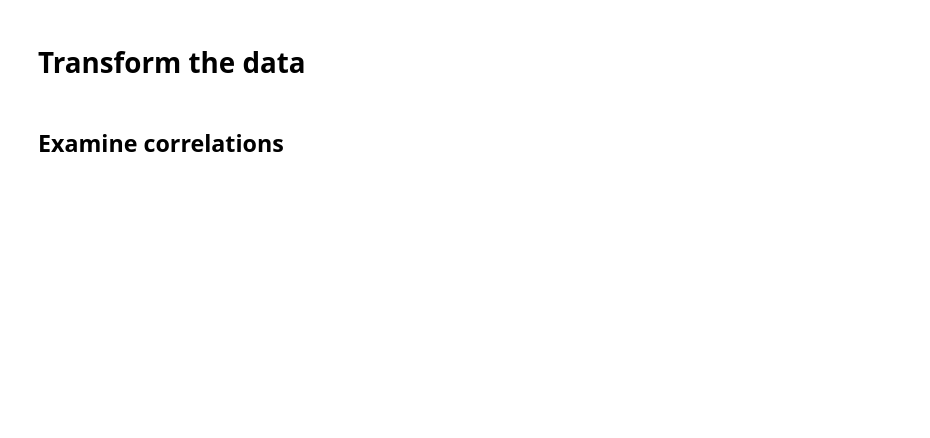
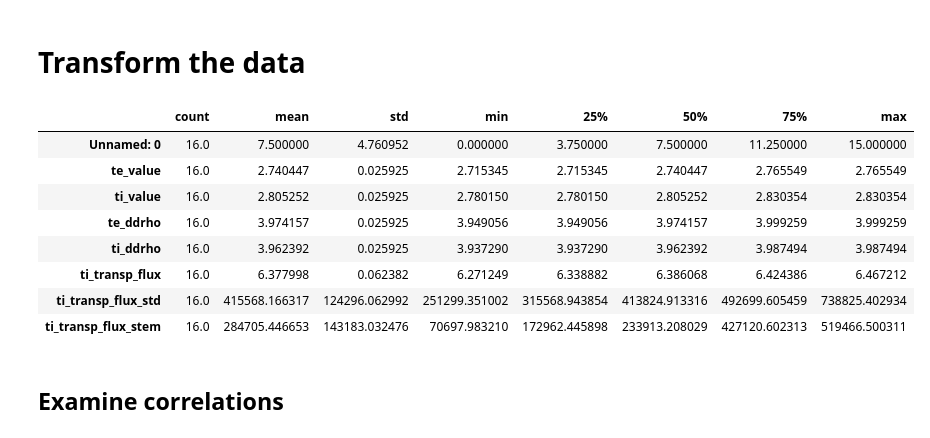
Before and after one commit to vecma-ipp/MFW, a Jupyter notebook: uq/tuto/DPC/gem_uq.ipynb, the cells around one changed output. Saved outputs shown, nothing was run; the diff lists cells and outputs as text; code cells hidden in the pictures; blank space fills up the shorter version.

```diff
--- a/uq/tuto/DPC/gem_uq.ipynb
+++ b/uq/tuto/DPC/gem_uq.ipynb
@@ -39,11 +54,21 @@ G.describe().T
 # %%
 G.te_value = np.log10(G.te_value)
 G.ti_value = np.log10(G.ti_value)
 G.te_ddrho = np.log10(-G.te_ddrho)
 G.ti_ddrho = np.log10(-G.ti_ddrho)
-G.te_transp_flux = np.log10(G.te_transp_flux)
+#G.te_transp_flux = np.log10(G.te_transp_flux)
 G.ti_transp_flux = np.log10(G.ti_transp_flux)
 G.describe().T
+# %% [output]
+|  | count | mean | std | min | 25% | 50% | 75% | max |
+| Unnamed: 0 | 16.0 | 7.500000 | 4.760952 | 0.000000 | 3.750000 | 7.500000 | 11.250000 | 15.000000 |
+| te_value | 16.0 | 2.740447 | 0.025925 | 2.715345 | 2.715345 | 2.740447 | 2.765549 | 2.765549 |
+| ti_value | 16.0 | 2.805252 | 0.025925 | 2.780150 | 2.780150 | 2.805252 | 2.830354 | 2.830354 |
+| te_ddrho | 16.0 | 3.974157 | 0.025925 | 3.949056 | 3.949056 | 3.974157 | 3.999259 | 3.999259 |
+| ti_ddrho | 16.0 | 3.962392 | 0.025925 | 3.937290 | 3.937290 | 3.962392 | 3.987494 | 3.987494 |
+| ti_transp_flux | 16.0 | 6.377998 | 0.062382 | 6.271249 | 6.338882 | 6.386068 | 6.424386 | 6.467212 |
+| ti_transp_flux_std | 16.0 | 415568.166317 | 124296.062992 | 251299.351002 | 315568.943854 | 413824.913316 | 492699.605459 | 738825.402934 |
+| ti_transp_flux_stem | 16.0 | 284705.446653 | 143183.032476 | 70697.983210 | 172962.445898 | 233913.208029 | 427120.602313 | 519466.500311 |
 # %% [markdown]
 ## Examine correlations
 # %%
```
Also changed, not shown: parts of 22 cells of this notebook.
